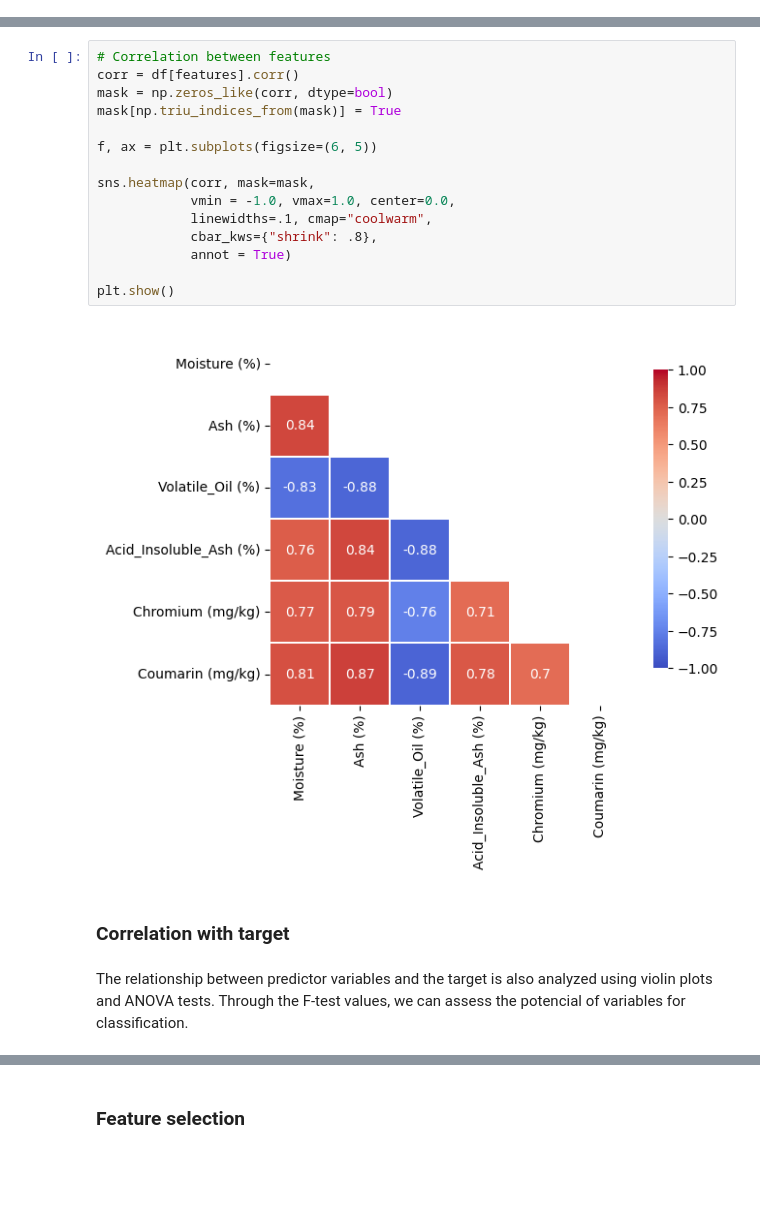
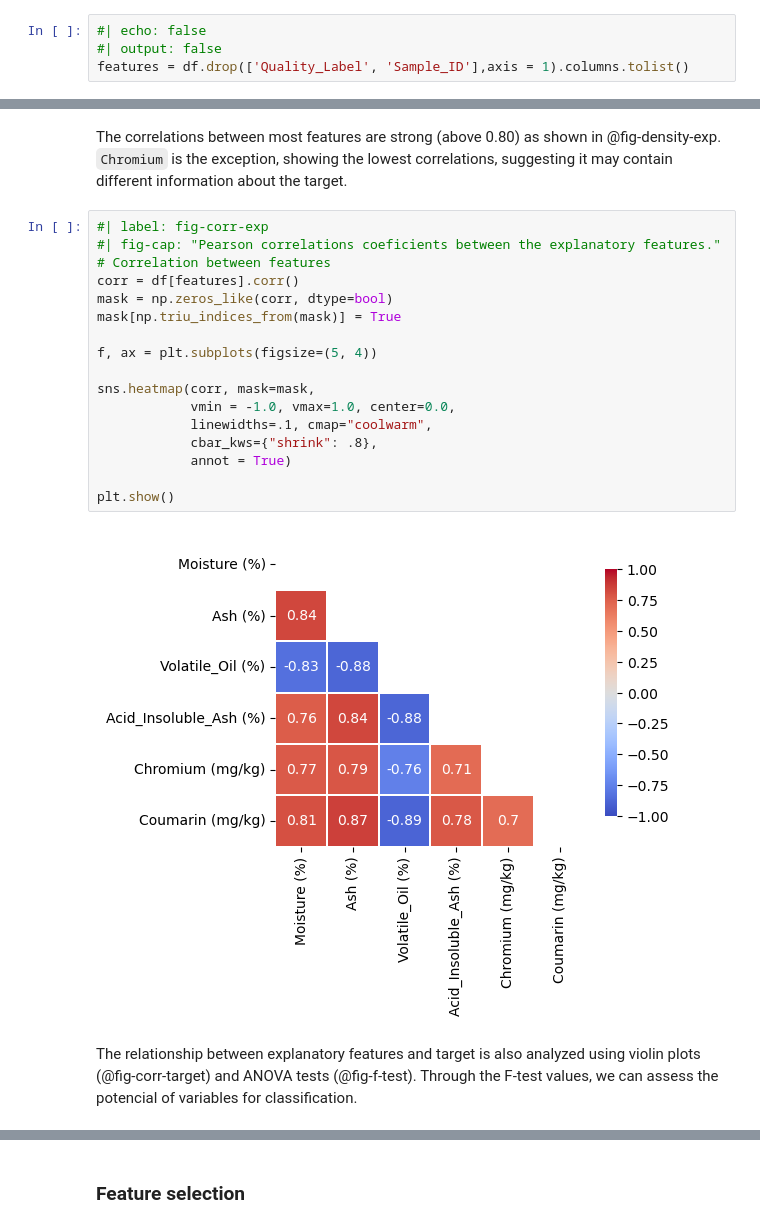
Before and after one commit to mapardo-lab/minimalCinnamon, a Jupyter notebook: minimalCinnamon.ipynb, the cells around one changed output, grey strips where cells are left out. Saved outputs shown, nothing was run; the diff lists cells and outputs as text; blank space fills up the shorter version.

```diff
--- a/minimalCinnamon.ipynb
+++ b/minimalCinnamon.ipynb
@@ -78 +89,5 @@ df[['Ash (%)', 'Quality_Label']].head()
+# %%
+#| echo: false
+#| output: false
+features = df.drop(['Quality_Label', 'Sample_ID'],axis = 1).columns.tolist()
 # %%
@@ -92,22 +107,24 @@ plt.show()
+# %% [markdown]
+The correlations between most features are strong (above 0.80) as shown in @fig-density-exp. `Chromium` is the exception, showing the lowest correlations, suggesting it may contain different information about the target.
 # %%
+#| label: fig-corr-exp
+#| fig-cap: "Pearson correlations coeficients between the explanatory features."
 # Correlation between features
 corr = df[features].corr()
 mask = np.zeros_like(corr, dtype=bool)
 mask[np.triu_indices_from(mask)] = True
 
-f, ax = plt.subplots(figsize=(6, 5))
+f, ax = plt.subplots(figsize=(5, 4))
 
 sns.heatmap(corr, mask=mask,
             vmin = -1.0, vmax=1.0, center=0.0,
             linewidths=.1, cmap="coolwarm",
             cbar_kws={"shrink": .8},
             annot = True)
 
 plt.show()
 # %% [output]
-[figure, old version]
+[figure, new version]
-# %% [markdown]
-### Correlation with target
 # %% [markdown]
-The relationship between predictor variables and the target is also analyzed using violin plots and ANOVA tests. Through the F-test values, we can assess the potencial of variables for classification.
+The relationship between explanatory features and target is also analyzed using violin plots (@fig-corr-target) and ANOVA tests (@fig-f-test). Through the F-test values, we can assess the potencial of variables for classification.
 # %%
```
Also changed, not shown: parts of 36 cells of this notebook, 24 other files.
